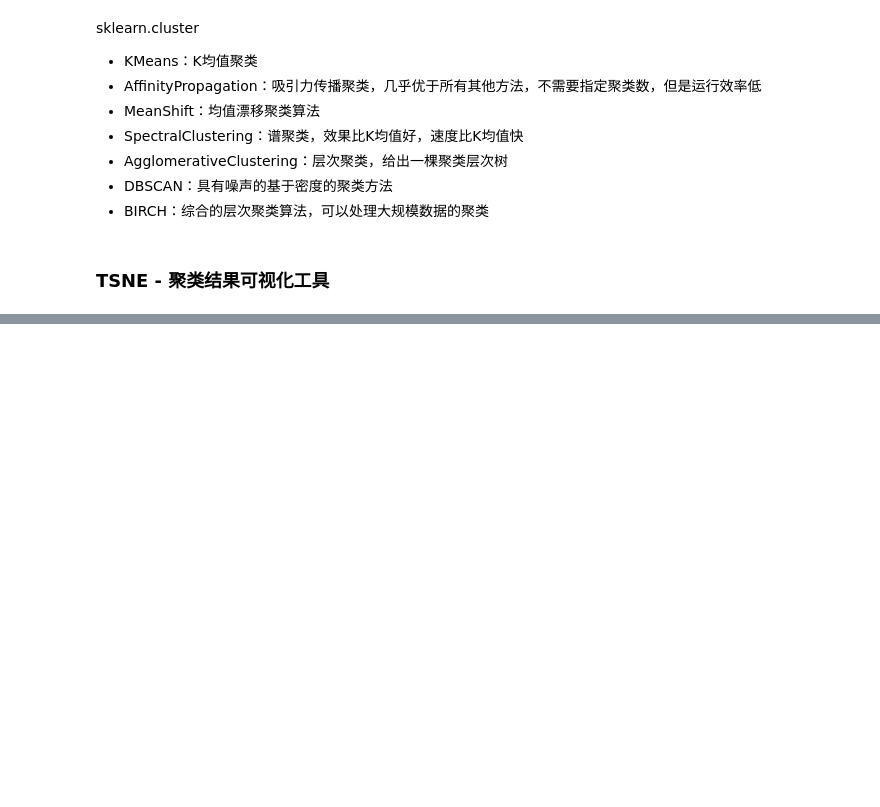
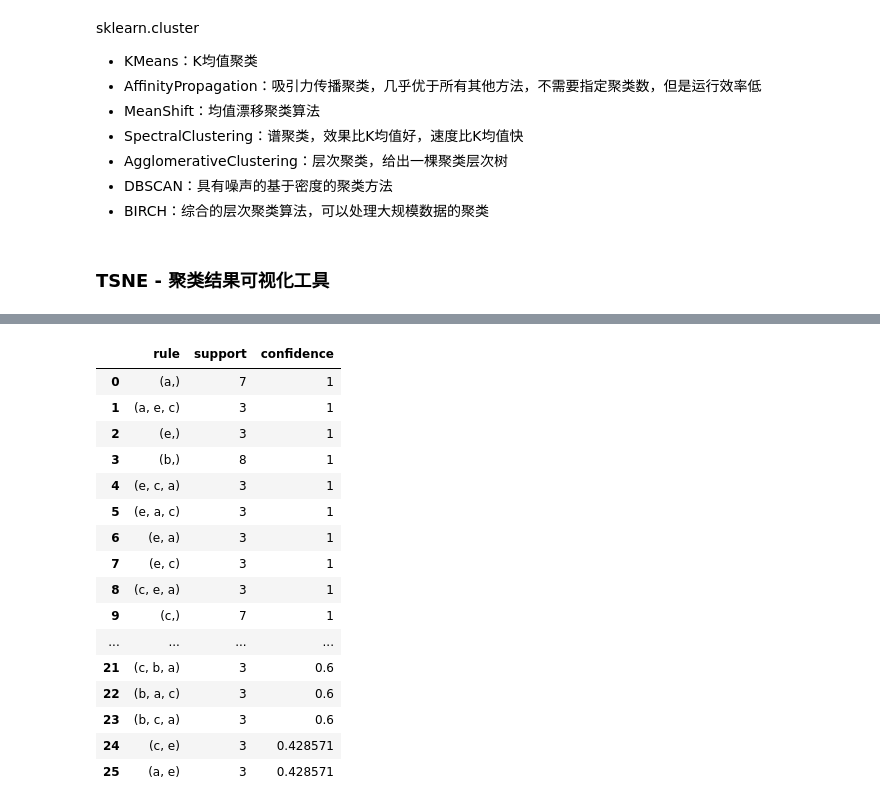
Before and after one commit to EricLiuLR/python-, a Jupyter notebook: my_note_05.ipynb, the cells around one changed output, grey strips where cells are left out. Saved outputs shown, nothing was run; the diff lists cells and outputs as text; code cells hidden in the pictures; blank space fills up the shorter version.

```diff
--- a/my_note_05.ipynb
+++ b/my_note_05.ipynb
@@ -254,0 +305,63 @@ TSNE()
+# %%
+def count_comb(d, comb):
+    count = 0
+    for i in range(len(data)):
+        l = data.iloc[i].values.tolist()
+        bol = 1
+        for item in comb:
+            tmp_bol = int(item in l)
+            bol = bol * tmp_bol
+        if bol:
+            count += 1
+    return count
+
+def cal_confidence(results, tmp_results, comb):
+    up = tmp_results[tmp_results.rule == comb]['support']
+    down = results[results.rule == comb[:-1]]['support']
+    result = float(up.iloc[0]/down.iloc[0])
+    return result
+
+def apriori(d, min_support=3, min_confidence=0.1, label='-'):
+    all_items = list(pd.unique(data.values.flatten()))
+    all_items.remove(np.nan)
+    total_len = len(all_items)
+    k = 0
+    noneed = []
+    results = pd.DataFrame(columns=['rule', 'support', 'confidence'])
+    while k <= total_len:
+        k += 1
+        all_combs = list(permutations(all_items, k))
+        good_combs = [i for i in all_combs if i[:-1] not in noneed]
+        bad_combs = [i for i in all_combs if i[:-1] in noneed]
+        tmp_results = pd.DataFrame(columns=results.columns)
+        tmp_results['rule'] = good_combs
+        tmp_results['support'] = tmp_results.rule.apply(lambda x: count_comb(data, x))
+        if k == 1:
+            tmp_results['confidence'] = 1
+        else:
+            tmp_results['confidence'] = tmp_results.rule.apply(lambda x: cal_confidence(results, tmp_results, x))
+        no_good = tmp_results[(tmp_results.support < min_support) | (tmp_results.confidence < min_confidence)].copy()
+        bad_combs.extend(no_good['rule'].values.tolist())
+        noneed.extend(bad_combs)
+        tmp_results = tmp_results.drop(no_good.index)
+        results = results.append(tmp_results)
+    return results.sort_values('confidence', ascending=False).reset_index(drop=True)
+apriori(data)
+# %% [output]
+|  | rule | support | confidence |
+| 0 | (a,) | 7 | 1 |
+| 1 | (a, e, c) | 3 | 1 |
+| 2 | (e,) | 3 | 1 |
+| 3 | (b,) | 8 | 1 |
+| 4 | (e, c, a) | 3 | 1 |
+| 5 | (e, a, c) | 3 | 1 |
+| 6 | (e, a) | 3 | 1 |
+| 7 | (e, c) | 3 | 1 |
+| 8 | (c, e, a) | 3 | 1 |
+| 9 | (c,) | 7 | 1 |
+| ... | ... | ... | ... |
+| 21 | (c, b, a) | 3 | 0.6 |
+| 22 | (b, a, c) | 3 | 0.6 |
+| 23 | (b, c, a) | 3 | 0.6 |
+| 24 | (c, e) | 3 | 0.428571 |
+| 25 | (a, e) | 3 | 0.428571 |
```
Also changed, not shown: parts of 16 cells of this notebook.
